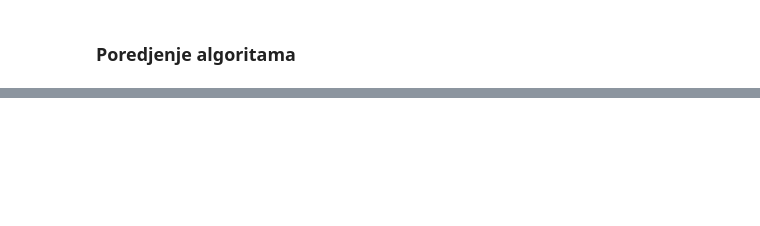
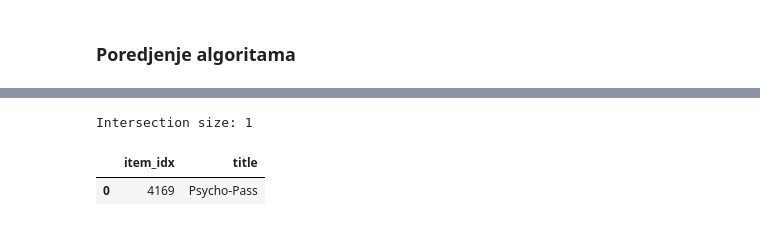
Before and after one commit to natalija529/web-mining, a Jupyter notebook: main.ipynb, the cells around one changed output, grey strips where cells are left out. Saved outputs shown, nothing was run; the diff lists cells and outputs as text; code cells hidden in the pictures; blank space fills up the shorter version.

```diff
--- a/main.ipynb
+++ b/main.ipynb
@@ -1205,0 +1206,10 @@ plt.show()
+# %%
+intersection_all = sorted(set(als_top10) & set(tt_top10) & set(dl_top10))
+print("Intersection size:", len(intersection_all))
+
+intersection_titles = to_titles(intersection_all)
+display(pd.DataFrame({"item_idx": intersection_all, "title": intersection_titles}))
+# %% [output]
+Intersection size: 1
+|  | item_idx | title |
+| 0 | 4169 | Psycho-Pass |
```
Also changed, not shown: parts of 13 cells of this notebook.
